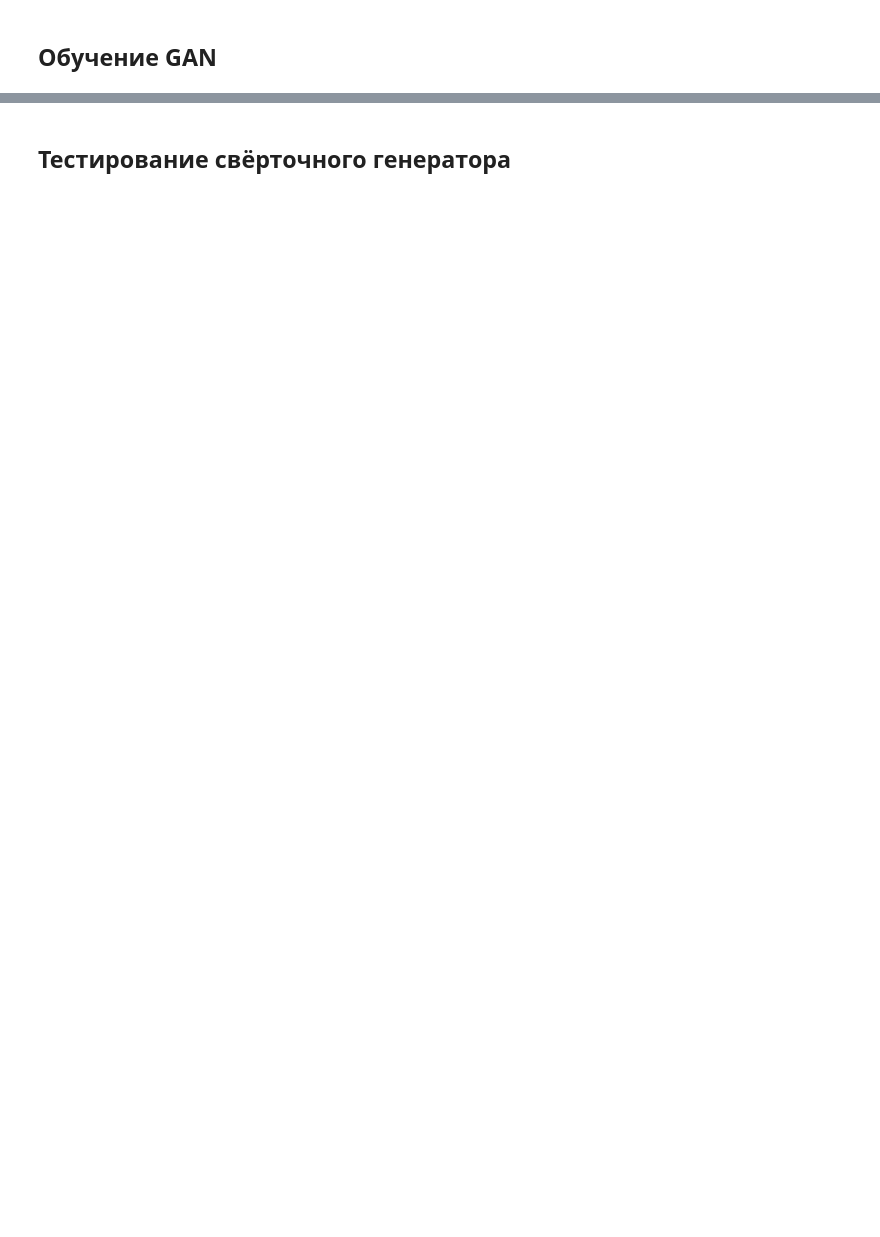
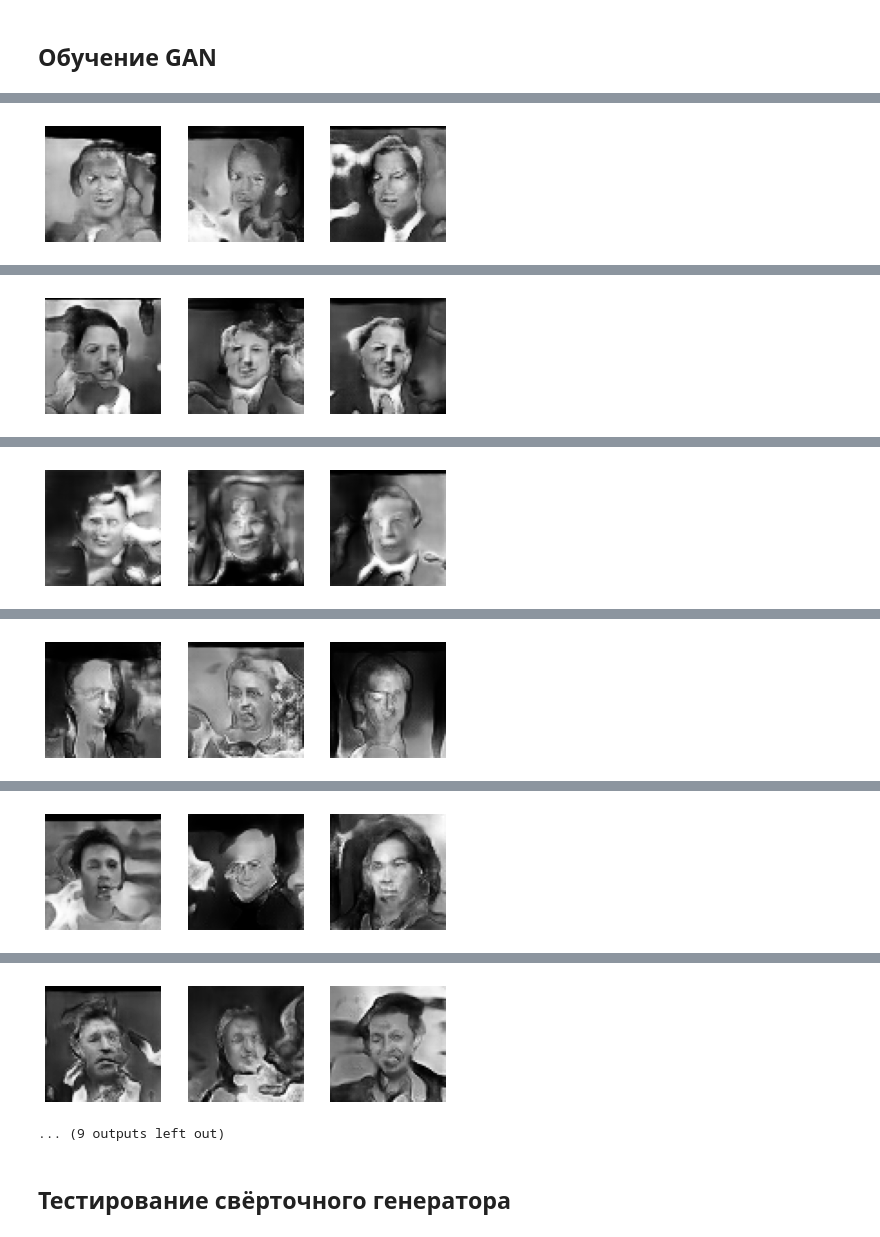
Before and after one commit to evelisko/GB_DL_ComputerVision, a Jupyter notebook: Lesson 8/HW_DL_Lesson_8.ipynb, the cells around one changed output, grey strips where cells are left out. Cells and saved outputs as stored; diff of their text form; code cells hidden in the pictures; blank space fills up the shorter version.

```diff
--- a/Lesson 8/HW_DL_Lesson_8.ipynb
+++ b/Lesson 8/HW_DL_Lesson_8.ipynb
@@ -235,0 +259,46 @@ EPOCH:6
+# %%
+for epoch in range(NUM_EPOCHS):
+    # print(f'EPOCH:{epoch+1}')
+    for step, (true_images,_) in enumerate(train_ds):
+        try:
+            # Train Discriminator
+            true_images=(true_images-127.5)/127.5
+            # if(images)
+            # true_images = (tf.reshape(true_images, [-1, img_height*img_width]) - 127.5) / 127.5
+            noise = np.random.normal(0, 1, (HALF_BATCH_SIZE, INPUT_DIM)).astype(np.float32)
+            syntetic_images = generator.predict(noise)
+            x_combined = np.concatenate((
+                true_images,
+                syntetic_images))
+            y_combined = np.concatenate((
+                np.ones((HALF_BATCH_SIZE, 1), np.float32),
+                np.zeros((HALF_BATCH_SIZE, 1), np.float32)))
+
+            with tf.GradientTape() as tape:
+                logits = discriminator(x_combined, training=True)
+                d_loss_value = sigmoid_cross_entropy(y_combined, logits)
+            grads = tape.gradient(d_loss_value, discriminator.trainable_variables)
+            optimizer.apply_gradients(zip(grads, discriminator.trainable_variables))
+
+            # Train Generator
+
+            noise = np.random.normal(0, 1, (BATCH_SIZE, INPUT_DIM)).astype(np.float32)
+            y_mislabled = np.ones((BATCH_SIZE, 1), np.float32)
+
+            with tf.GradientTape() as tape:
+                syntetic = generator(noise, training=True)
+                logits = discriminator(syntetic, training=False)
+                g_loss_value = sigmoid_cross_entropy(y_mislabled, logits)
+            grads = tape.gradient(g_loss_value, generator.trainable_variables)
+            optimizer.apply_gradients(zip(grads, generator.trainable_variables))
+
+        except Exception as ex:
+            # print(ex)
+            pass
+    # Check intermediate results
+    print('Epoch: %2d; D Loss: %.4f; G Loss: %.4f' % (epoch+1, d_loss_value.numpy(), g_loss_value.numpy()))
+    if epoch % 5==0:
+        noise = np.random.normal(0, 1, (3, INPUT_DIM)).astype(np.float32)
+        syntetic_images = generator.predict(noise)
+        plot_images(syntetic_images)
+# %% [output]
@@ -235,0 +306 @@ EPOCH:6
+[figure, added]
@@ -235,0 +312 @@ EPOCH:6
+[figure, added]
@@ -235,0 +318 @@ EPOCH:6
+[figure, added]
@@ -235,0 +324 @@ EPOCH:6
+[figure, added]
@@ -235,0 +330 @@ EPOCH:6
+[figure, added]
@@ -236,3 +336,5 @@ EPOCH:6
+[figure, added]
+... (9 outputs left out)
 # %% [markdown]
 ## Тестирование свёрточного генератора
 # %%
```
Also changed, not shown: parts of 9 cells of this notebook.
